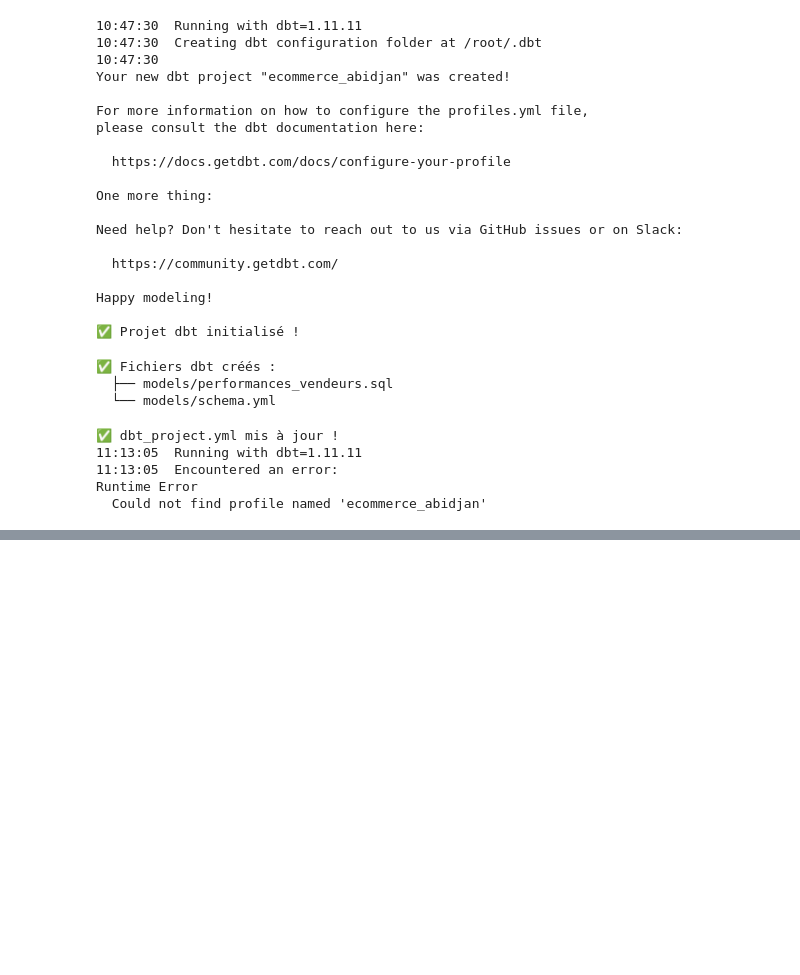
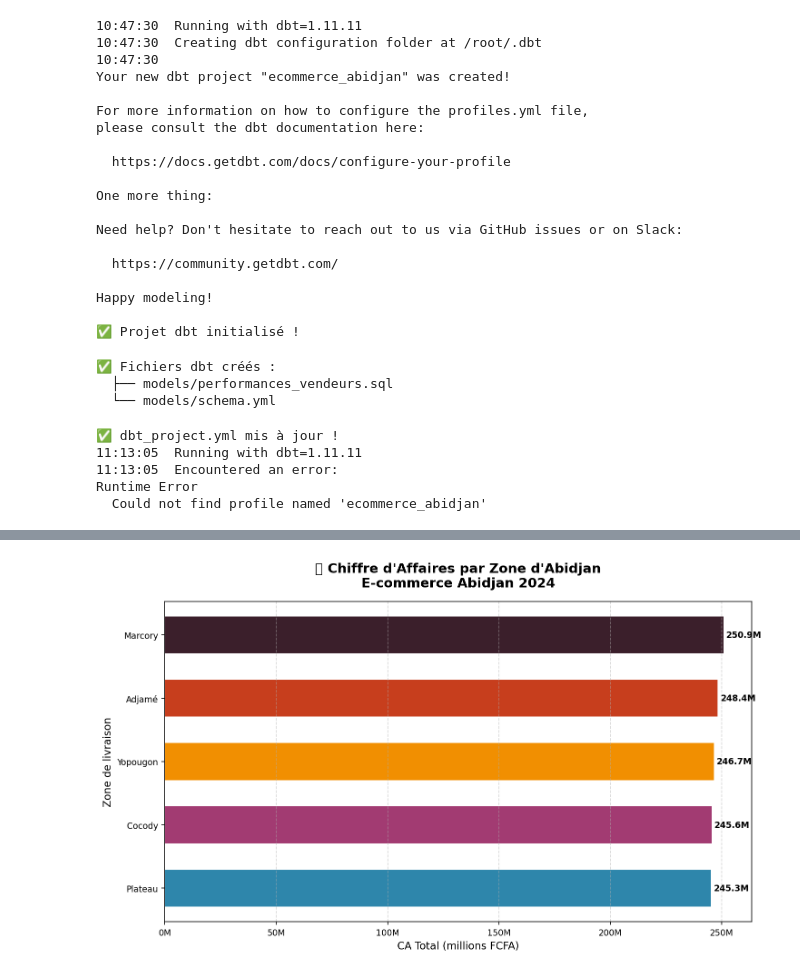
Before and after one commit to Oumar-ds/ecommerce-abidjan-pipeline, a Jupyter notebook: pipeline_ecommerce.ipynb, the cells around one changed output, grey strips where cells are left out. Drawn from its saved outputs; the diff is of its cells as text; code cells hidden in the pictures; blank space fills up the shorter version.

```diff
--- a/pipeline_ecommerce.ipynb
+++ b/pipeline_ecommerce.ipynb
@@ -1038,0 +1113,39 @@ Runtime Error
+# %%
+# ============================================================
+# CELLULE 31 — Graphique 2 : CA par zone d'Abidjan
+# ============================================================
+
+# Données depuis notre requête SQL déjà faite
+ca_zone = df[df['zone_client'] != 'Zone non renseignée']\
+            .groupby('zone_client')['montant_fcfa']\
+            .sum()\
+            .sort_values(ascending=True)\
+            .reset_index()
+
+fig, ax = plt.subplots(figsize=(10, 6))
+
+bars = ax.barh(ca_zone['zone_client'],
+               ca_zone['montant_fcfa'] / 1_000_000,
+               color=COULEURS[:len(ca_zone)],
+               edgecolor='white', height=0.6)
+
+# Ajout des valeurs sur les barres
+for bar, val in zip(bars, ca_zone['montant_fcfa'] / 1_000_000):
+    ax.text(bar.get_width() + 1, bar.get_y() + bar.get_height()/2,
+            f'{val:.1f}M', va='center', fontsize=9, fontweight='bold')
+
+ax.set_title("🗺️ Chiffre d'Affaires par Zone d'Abidjan\nE-commerce Abidjan 2024",
+             fontweight='bold', pad=15)
+ax.set_xlabel("CA Total (millions FCFA)")
+ax.set_ylabel("Zone de livraison")
+ax.xaxis.set_major_formatter(
+    mticker.FuncFormatter(lambda x, _: f'{x:.0f}M')
+)
+ax.grid(axis='x', linestyle='--', alpha=0.5)
+
+plt.tight_layout()
+plt.savefig('outputs/graphs/graph2_ca_zone.png',
+            dpi=150, bbox_inches='tight')
+plt.show()
+# %% [output]
+[figure, added]
```
Also changed, not shown: parts of 9 cells of this notebook.
